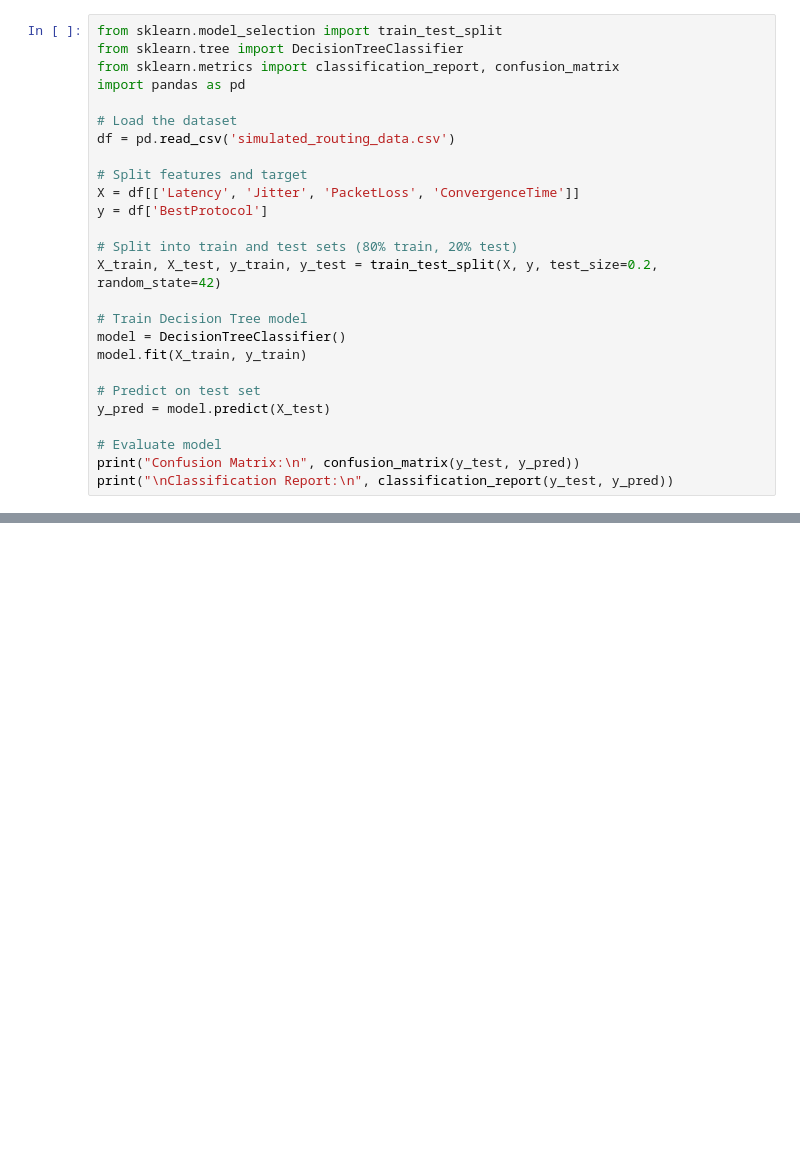
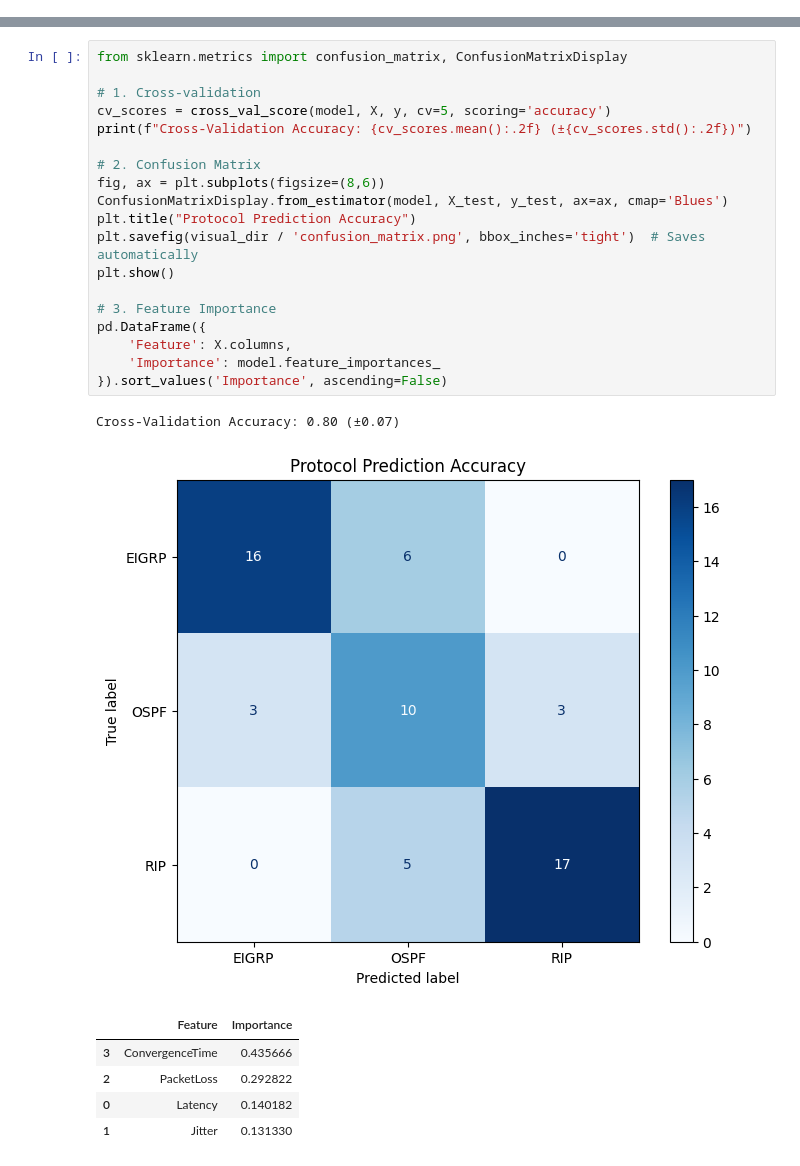
Before and after one commit to CRAlex2024/RoutingOptimizerProject, a Jupyter notebook: notebooks/TrainRoutingModel.ipynb, the cells around one changed output, grey strips where cells are left out. Drawn from its saved outputs; the diff is of its cells as text; blank space fills up the shorter version.

Commit message:
Third commit of the Model that learns from a pre-configured dataset

```diff
--- a/notebooks/TrainRoutingModel.ipynb
+++ b/notebooks/TrainRoutingModel.ipynb
@@ -22,26 +0,0 @@ df.head()
-# %%
-from sklearn.model_selection import train_test_split
-from sklearn.tree import DecisionTreeClassifier
-from sklearn.metrics import classification_report, confusion_matrix
-import pandas as pd
-
-# Load the dataset
-df = pd.read_csv('simulated_routing_data.csv')
-
-# Split features and target
-X = df[['Latency', 'Jitter', 'PacketLoss', 'ConvergenceTime']]
-y = df['BestProtocol']
-
-# Split into train and test sets (80% train, 20% test)
-X_train, X_test, y_train, y_test = train_test_split(X, y, test_size=0.2, random_state=42)
-
-# Train Decision Tree model
-model = DecisionTreeClassifier()
-model.fit(X_train, y_train)
-
-# Predict on test set
-y_pred = model.predict(X_test)
-
-# Evaluate model
-print("Confusion Matrix:\n", confusion_matrix(y_test, y_pred))
-print("\nClassification Report:\n", classification_report(y_test, y_pred))
@@ -99,0 +194,27 @@ Recommended Protocol: OSPF
+# %%
+from sklearn.metrics import confusion_matrix, ConfusionMatrixDisplay
+
+# 1. Cross-validation
+cv_scores = cross_val_score(model, X, y, cv=5, scoring='accuracy')
+print(f"Cross-Validation Accuracy: {cv_scores.mean():.2f} (±{cv_scores.std():.2f})")
+
+# 2. Confusion Matrix
+fig, ax = plt.subplots(figsize=(8,6))
+ConfusionMatrixDisplay.from_estimator(model, X_test, y_test, ax=ax, cmap='Blues')
+plt.title("Protocol Prediction Accuracy")
+plt.savefig(visual_dir / 'confusion_matrix.png', bbox_inches='tight')  # Saves automatically
+plt.show()
+
+# 3. Feature Importance
+pd.DataFrame({
+    'Feature': X.columns,
+    'Importance': model.feature_importances_
+}).sort_values('Importance', ascending=False)
+# %% [output]
+Cross-Validation Accuracy: 0.80 (±0.07)
+[figure, added]
+|  | Feature | Importance |
+| 3 | ConvergenceTime | 0.435666 |
+| 2 | PacketLoss | 0.292822 |
+| 0 | Latency | 0.140182 |
+| 1 | Jitter | 0.131330 |
```
Also changed, not shown: parts of 12 cells of this notebook, 12 other files.
